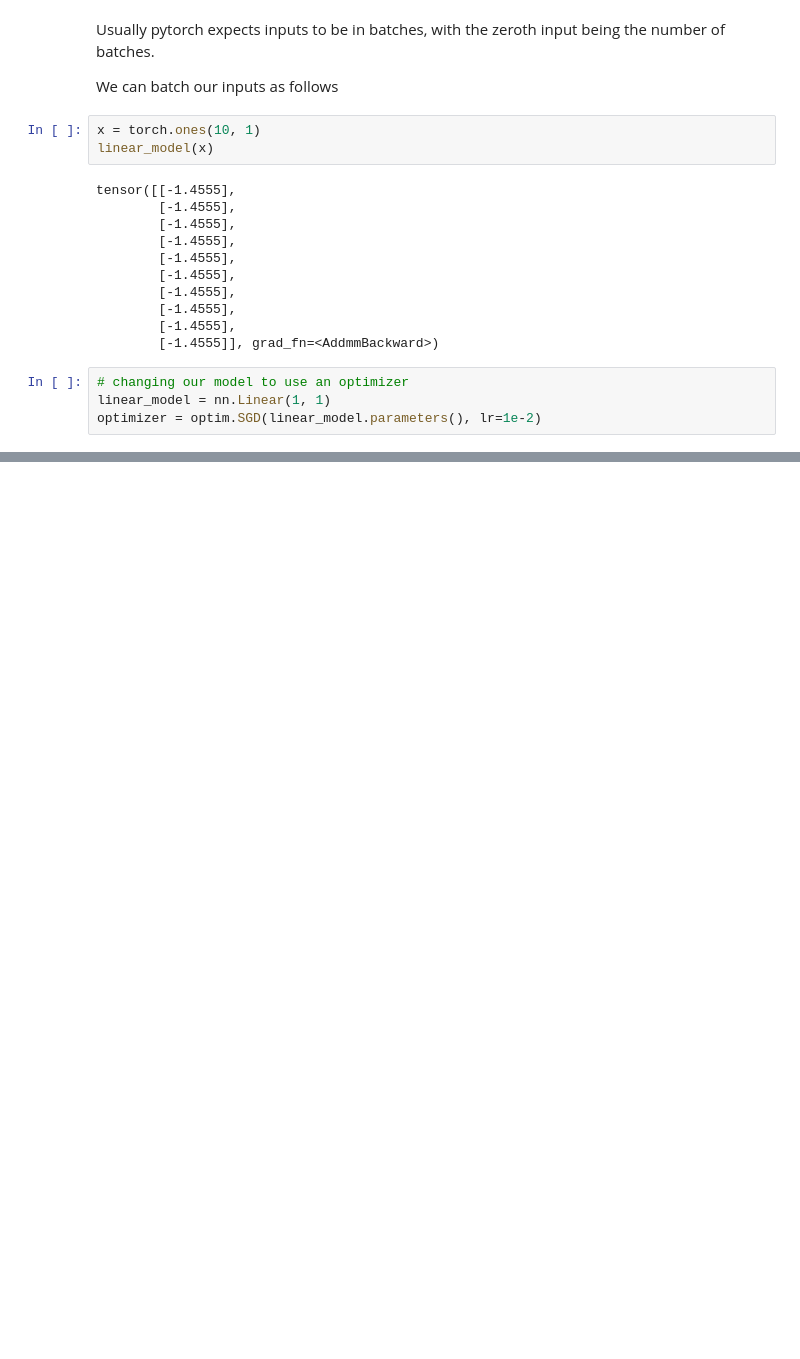
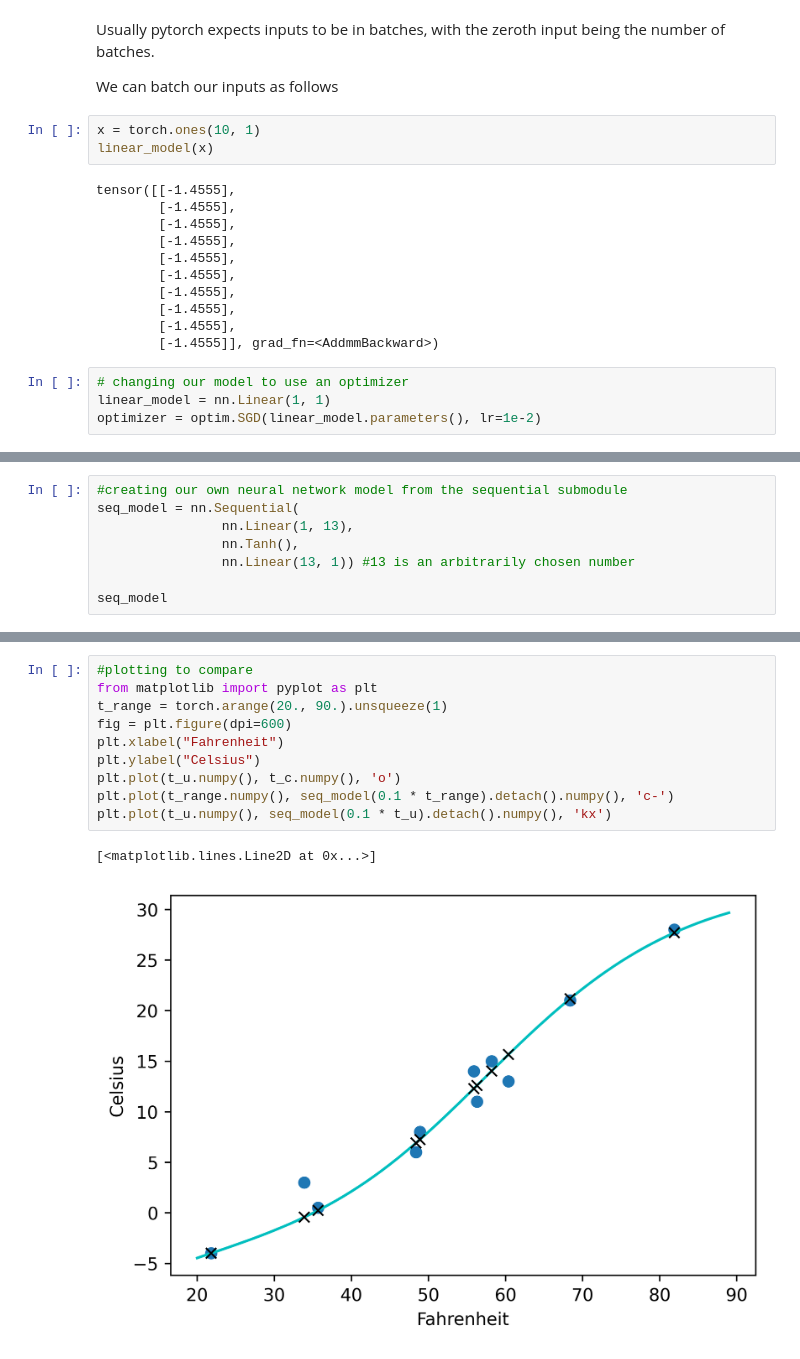
Before and after one commit to ravi-maithrey/pytorch-learning, a Jupyter notebook: neural_networks.ipynb, the cells around one changed output, grey strips where cells are left out. Drawn from its saved outputs; the diff is of its cells as text; blank space fills up the shorter version.

```diff
--- a/neural_networks.ipynb
+++ b/neural_networks.ipynb
@@ -107,0 +145,8 @@ optimizer = optim.SGD(linear_model.parameters(), lr=1e-2)
+# %%
+#creating our own neural network model from the sequential submodule
+seq_model = nn.Sequential(
+                nn.Linear(1, 13),
+                nn.Tanh(),
+                nn.Linear(13, 1)) #13 is an arbitrarily chosen number
+
+seq_model
@@ -107,0 +184,13 @@ optimizer = optim.SGD(linear_model.parameters(), lr=1e-2)
+# %%
+#plotting to compare
+from matplotlib import pyplot as plt
+t_range = torch.arange(20., 90.).unsqueeze(1)
+fig = plt.figure(dpi=600)
+plt.xlabel("Fahrenheit")
+plt.ylabel("Celsius")
+plt.plot(t_u.numpy(), t_c.numpy(), 'o')
+plt.plot(t_range.numpy(), seq_model(0.1 * t_range).detach().numpy(), 'c-')
+plt.plot(t_u.numpy(), seq_model(0.1 * t_u).detach().numpy(), 'kx')
+# %% [output]
+[<matplotlib.lines.Line2D at 0x...>]
+[figure, added]
```
Also changed, not shown: parts of 4 cells of this notebook.
